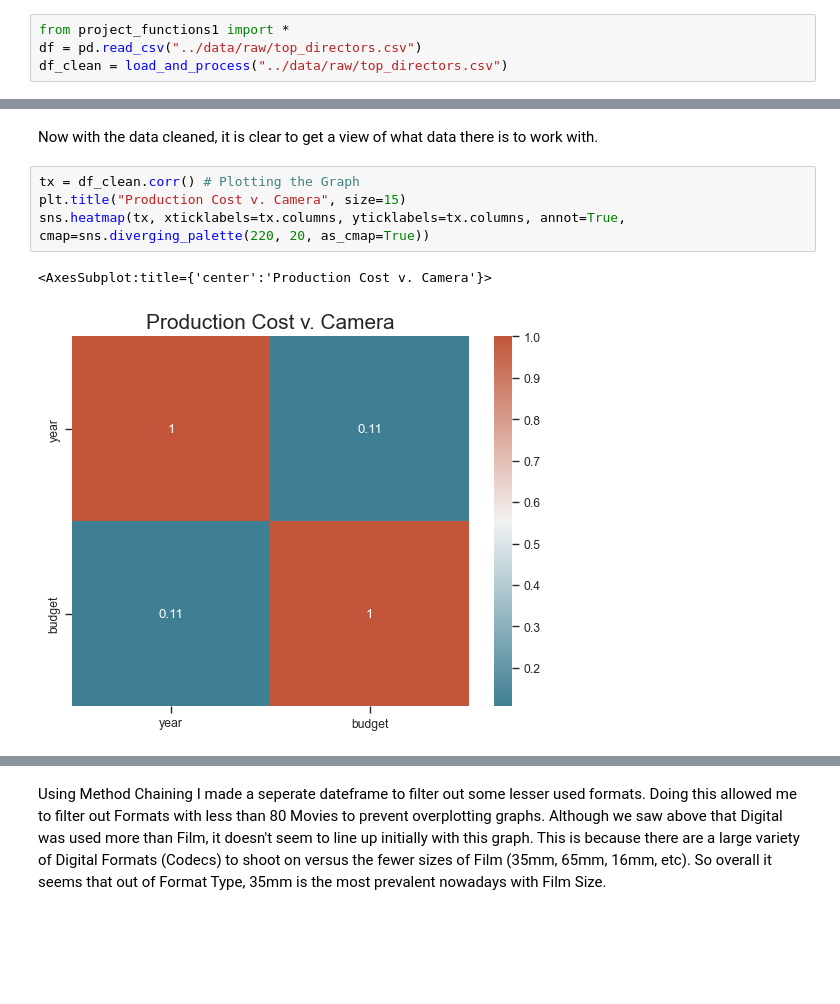
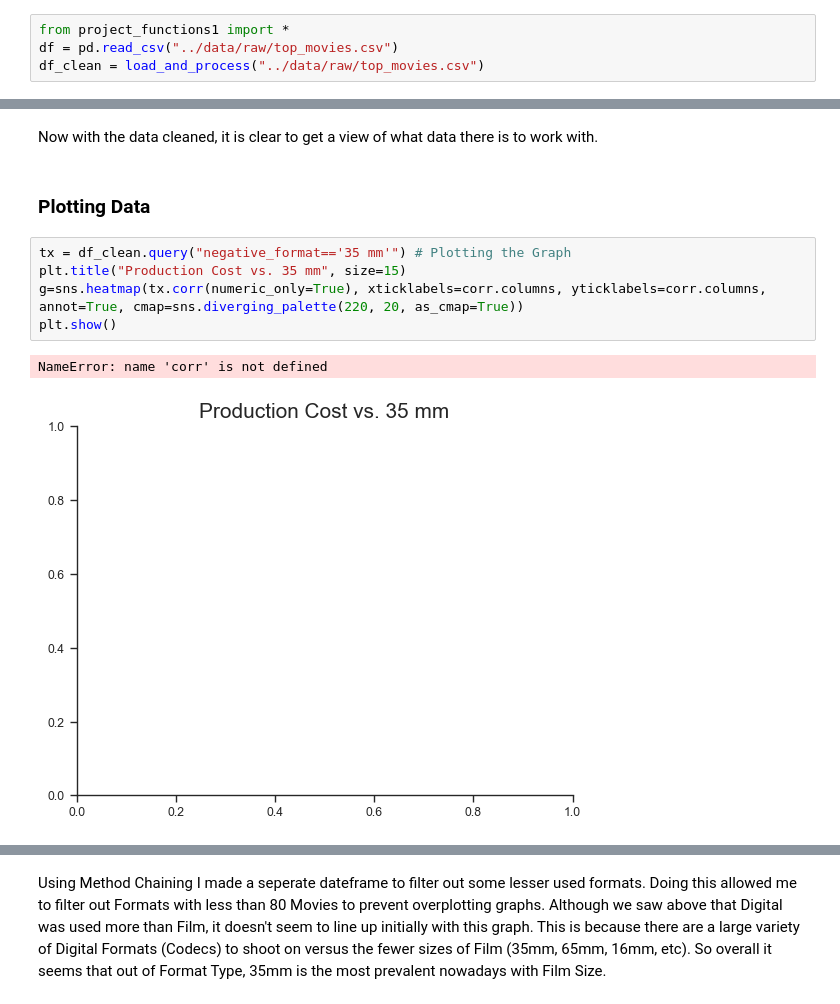
Before and after one commit to ubco-W2022T1-cosc301/project-group16, a Jupyter notebook: notebooks/analysis1.ipynb, the cells around one changed output, grey strips where cells are left out. Saved outputs shown, nothing was run; the diff lists cells and outputs as text; blank space fills up the shorter version.

```diff
--- a/notebooks/analysis1.ipynb
+++ b/notebooks/analysis1.ipynb
@@ -7,7 +7,7 @@ For my research, I wanted to analyze how the choice of Film Type and the Format
 ### Importing Data
 # %%
 from project_functions1 import *
-df = pd.read_csv("../data/raw/top_directors.csv")
-df_clean = load_and_process("../data/raw/top_directors.csv")
+df = pd.read_csv("../data/raw/top_movies.csv")
+df_clean = load_and_process("../data/raw/top_movies.csv")
 # %% [markdown]
 ### Reviewing Initial Data
@@ -76,10 +78,13 @@ film_type             3
 dtype: int64
 # %% [markdown]
 Now with the data cleaned, it is clear to get a view of what data there is to work with.
+# %% [markdown]
+### Plotting Data
 # %%
-tx = df_clean.corr() # Plotting the Graph
-plt.title("Production Cost v. Camera", size=15)
-sns.heatmap(tx, xticklabels=tx.columns, yticklabels=tx.columns, annot=True, cmap=sns.diverging_palette(220, 20, as_cmap=True))
+tx = df_clean.query("negative_format=='35 mm'") # Plotting the Graph
+plt.title("Production Cost vs. 35 mm", size=15)
+g=sns.heatmap(tx.corr(numeric_only=True), xticklabels=corr.columns, yticklabels=corr.columns, annot=True, cmap=sns.diverging_palette(220, 20, as_cmap=True))
+plt.show()
 # %% [output]
-<AxesSubplot:title={'center':'Production Cost v. Camera'}>
+NameError: name 'corr' is not defined
-[figure, old version]
+[figure, new version]
```
Also changed, not shown: parts of 13 cells of this notebook, 1 other file.
